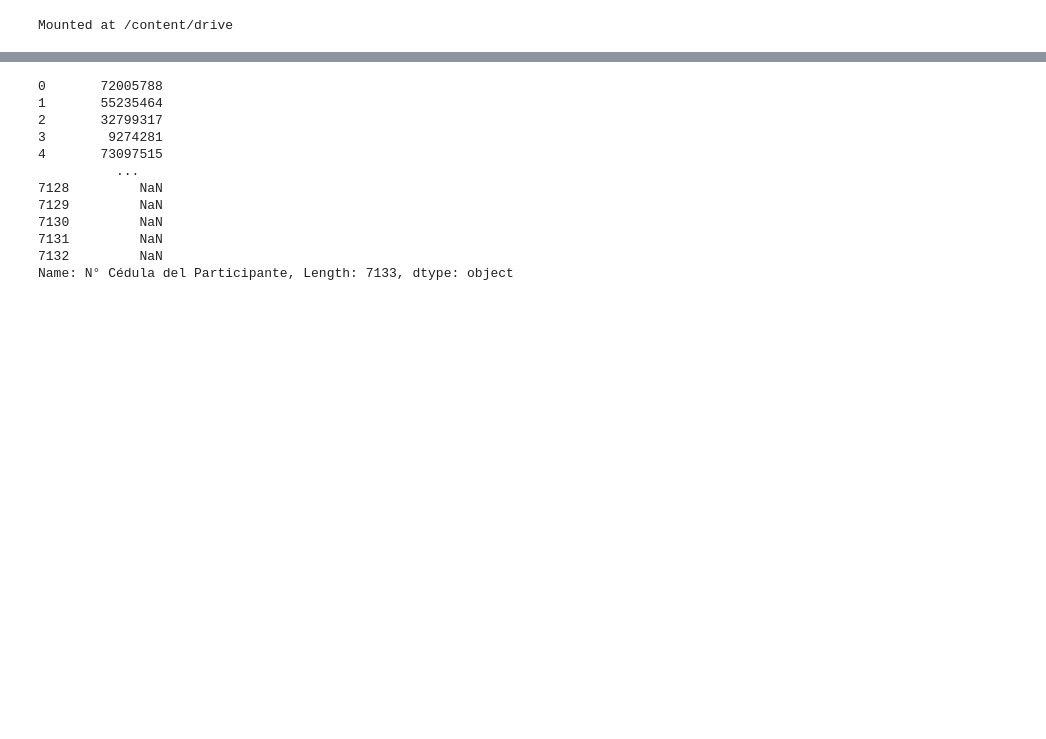
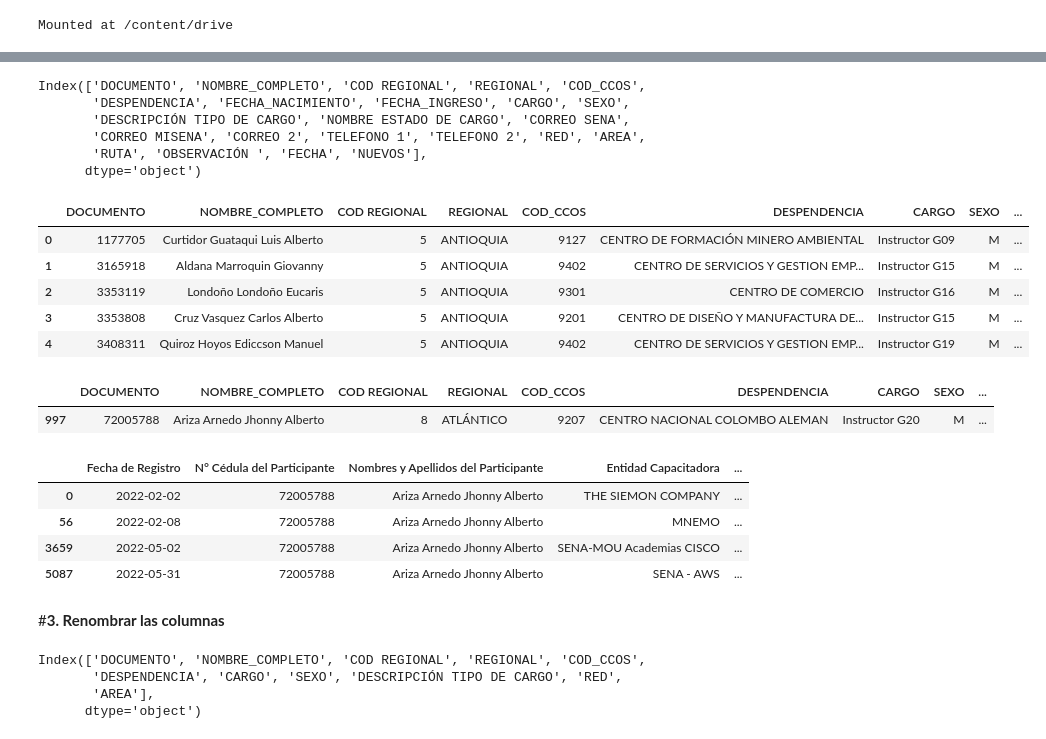
Before and after one commit to diego-borja/SENA, a Jupyter notebook: Histórico_ENI_2022.ipynb, the cells around one changed output, grey strips where cells are left out. Cells and saved outputs as stored; diff of their text form; code cells hidden in the pictures; blank space fills up the shorter version.

```diff
--- a/Histórico_ENI_2022.ipynb
+++ b/Histórico_ENI_2022.ipynb
@@ -35,15 +56,43 @@ df.tail()
+# %%
+alfabetico_completo.columns
+# %% [output]
+Index(['DOCUMENTO', 'NOMBRE_COMPLETO', 'COD REGIONAL', 'REGIONAL', 'COD_CCOS',
+       'DESPENDENCIA', 'FECHA_NACIMIENTO', 'FECHA_INGRESO', 'CARGO', 'SEXO',
+       'DESCRIPCIÓN TIPO DE CARGO', 'NOMBRE ESTADO DE CARGO', 'CORREO SENA',
+       'CORREO MISENA', 'CORREO 2', 'TELEFONO 1', 'TELEFONO 2', 'RED', 'AREA',
+       'RUTA', 'OBSERVACIÓN ', 'FECHA', 'NUEVOS'],
+      dtype='object')
+# %%
+alfabetico = alfabetico_completo[['DOCUMENTO', 'NOMBRE_COMPLETO', 'COD REGIONAL', 'REGIONAL', 'COD_CCOS',
+       'DESPENDENCIA', 'CARGO', 'SEXO','DESCRIPCIÓN TIPO DE CARGO','RED', 'AREA',]]
+# %%
+alfabetico.head()
+# %% [output]
+|  | DOCUMENTO | NOMBRE_COMPLETO | COD REGIONAL | REGIONAL | COD_CCOS | DESPENDENCIA | CARGO | SEXO | ... |
+| 0 | 1177705 | Curtidor Guataqui Luis Alberto | 5 | ANTIOQUIA | 9127 | CENTRO DE FORMACIÓN MINERO AMBIENTAL | Instructor G09 | M | ... |
+| 1 | 3165918 | Aldana Marroquin Giovanny | 5 | ANTIOQUIA | 9402 | CENTRO DE SERVICIOS Y GESTION EMP... | Instructor G15 | M | ... |
+| 2 | 3353119 | Londoño Londoño Eucaris | 5 | ANTIOQUIA | 9301 | CENTRO DE COMERCIO | Instructor G16 | M | ... |
+| 3 | 3353808 | Cruz Vasquez Carlos Alberto | 5 | ANTIOQUIA | 9201 | CENTRO DE DISEÑO Y MANUFACTURA DE... | Instructor G15 | M | ... |
+| 4 | 3408311 | Quiroz Hoyos Ediccson Manuel | 5 | ANTIOQUIA | 9402 | CENTRO DE SERVICIOS Y GESTION EMP... | Instructor G19 | M | ... |
+# %%
+alfabetico[alfabetico['DOCUMENTO'] == 72005788]
+# %% [output]
+|  | DOCUMENTO | NOMBRE_COMPLETO | COD REGIONAL | REGIONAL | COD_CCOS | DESPENDENCIA | CARGO | SEXO | ... |
+| 997 | 72005788 | Ariza Arnedo Jhonny Alberto | 8 | ATLÁNTICO | 9207 | CENTRO NACIONAL COLOMBO ALEMAN | Instructor G20 | M | ... |
 # %%
-df['N° Cédula del Participante']
+historico[historico['N° Cédula del Participante'] == 72005788]
 # %% [output]
-0       72005788
-1       55235464
-2       32799317
-3        9274281
-4       73097515
-          ...
-7128         NaN
-7129         NaN
-7130         NaN
-7131         NaN
-7132         NaN
-Name: N° Cédula del Participante, Length: 7133, dtype: object
+|  | Fecha de Registro | N° Cédula del Participante | Nombres y Apellidos del Participante | Entidad Capacitadora | ... |
+| 0 | 2022-02-02 | 72005788 | Ariza Arnedo Jhonny Alberto | THE SIEMON COMPANY | ... |
+| 56 | 2022-02-08 | 72005788 | Ariza Arnedo Jhonny Alberto | MNEMO | ... |
+| 3659 | 2022-05-02 | 72005788 | Ariza Arnedo Jhonny Alberto | SENA-MOU Academias CISCO | ... |
+| 5087 | 2022-05-31 | 72005788 | Ariza Arnedo Jhonny Alberto | SENA - AWS | ... |
+# %% [markdown]
+#**3. Renombrar las columnas**
+# %%
+alfabetico.columns
+# %% [output]
+Index(['DOCUMENTO', 'NOMBRE_COMPLETO', 'COD REGIONAL', 'REGIONAL', 'COD_CCOS',
+       'DESPENDENCIA', 'CARGO', 'SEXO', 'DESCRIPCIÓN TIPO DE CARGO', 'RED',
+       'AREA'],
+      dtype='object')
```
Also changed, not shown: parts of 39 cells of this notebook.
